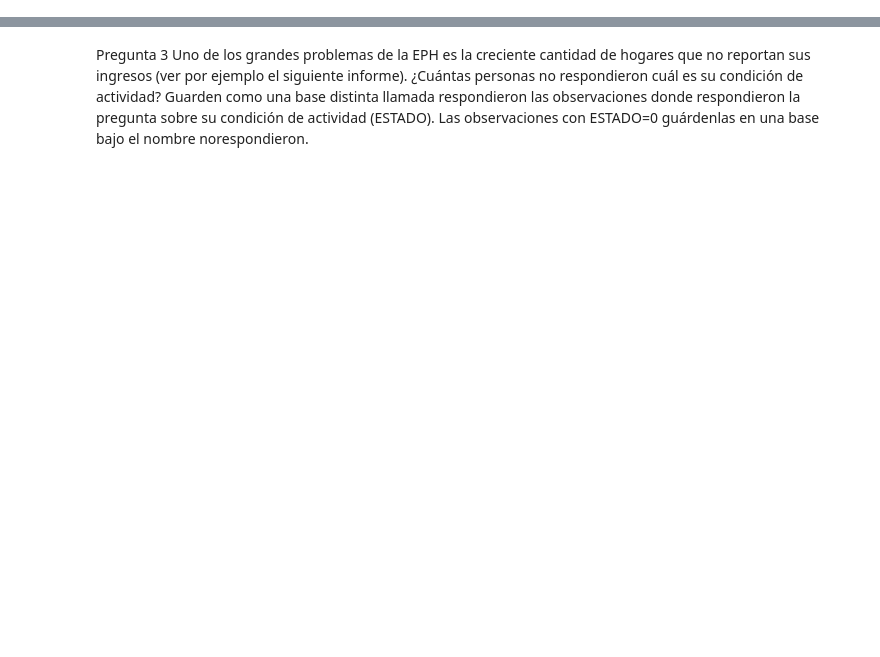
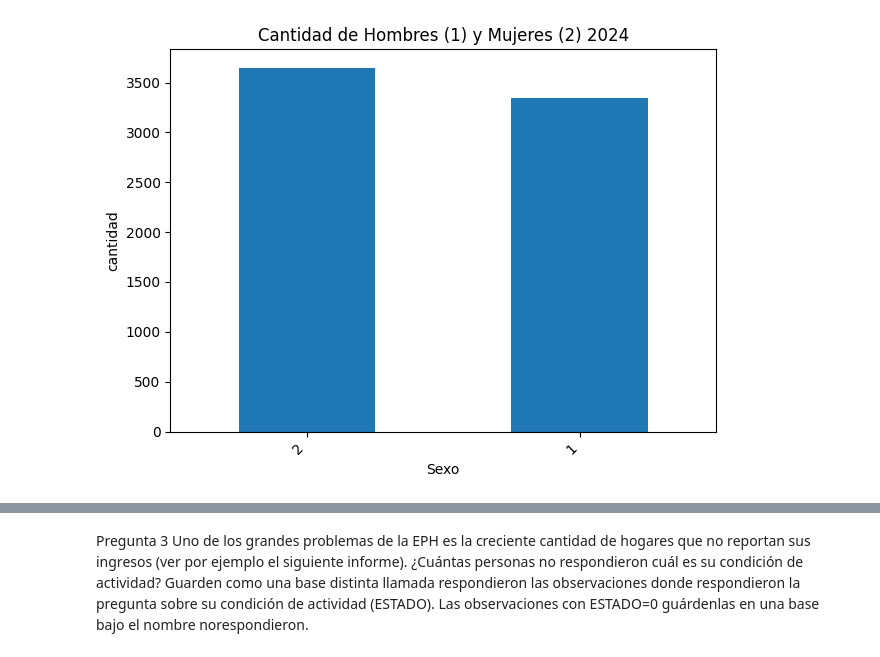
Before and after one commit to fstrejilevich/CC408-T2-5, a Jupyter notebook: TP3Ciencias.ipynb, the cells around one changed output, grey strips where cells are left out. Saved outputs shown, nothing was run; the diff lists cells and outputs as text; code cells hidden in the pictures; blank space fills up the shorter version.

```diff
--- a/TP3Ciencias.ipynb
+++ b/TP3Ciencias.ipynb
@@ -78,4 +15,0 @@ dfdatos2004 = dfdatos2004[dfdatos2004['p21'] >= 0]
-# %%
-
-dfdatos2024 = dfdatos2024[dfdatos2024['CH06'] >= 0]
-dfdatos2024 = dfdatos2024[dfdatos2024['P21'] >= 0]
@@ -177,0 +47,6 @@ Name: ipcf, dtype: float64
+# %%
+#se seleccionan las columnas que se utilizarán para el resto del analisis
+dfdatos2004=dfdatos2004[['ch04', 'ch06', 'ch07', 'ch08', 'nivel_ed', 'estado', 'cat_inac', 'ipcf']]
+dfdatos2024=dfdatos2024[['CH04', 'CH06', 'CH07', 'CH08', 'NIVEL_ED', 'ESTADO', 'CAT_INAC', 'IPCF']]
+print(dfdatos2004.columns)
+print(dfdatos2024.columns)
@@ -177,0 +229,2 @@ Name: ipcf, dtype: float64
+# %%
+dfdatos2024.columns=dfdatos2024.columns.str.lower()
@@ -177,0 +316,12 @@ Name: ipcf, dtype: float64
+# %%
+
+dfdatos2024['ch04'].value_counts().plot(kind='bar')
+
+plt.title('Cantidad de Hombres (1) y Mujeres (2) 2024')
+plt.xlabel('Sexo')
+plt.ylabel('cantidad')
+plt.xticks(rotation=45, ha='right')
+plt.tight_layout()
+plt.show()
+# %% [output]
+[figure, added]
```
Also changed, not shown: parts of 72 cells of this notebook, 1 other file.
